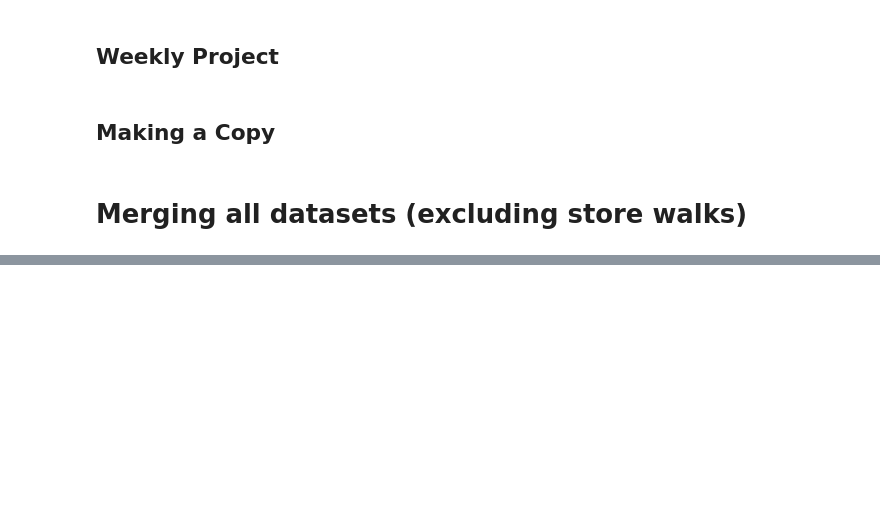
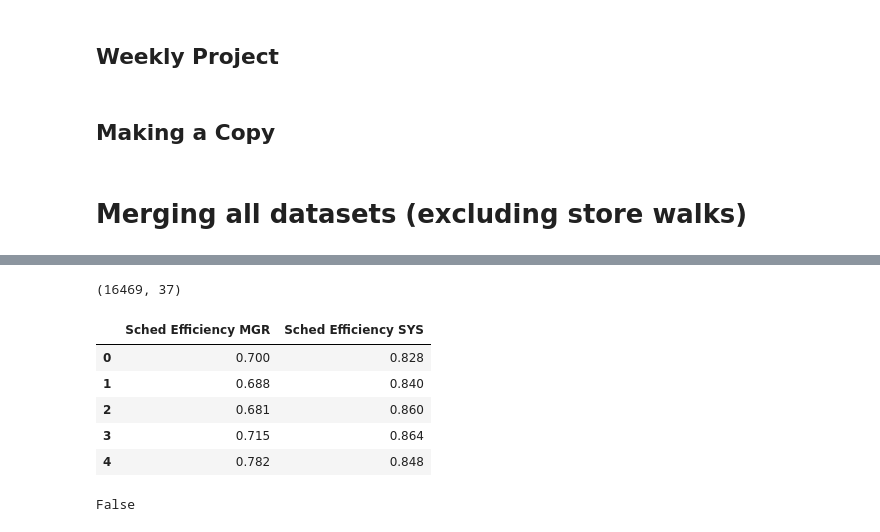
Before and after one commit to BrianTjoajadi/Personal-Projects, a Jupyter notebook: Field Project/Intial Drop (Removing Useless Rows).ipynb, the cells around one changed output, grey strips where cells are left out. Drawn from its saved outputs; the diff is of its cells as text; code cells hidden in the pictures; blank space fills up the shorter version.

```diff
--- a/Field Project/Intial Drop (Removing Useless Rows).ipynb
+++ b/Field Project/Intial Drop (Removing Useless Rows).ipynb
@@ -188,0 +170,2 @@ final.shape
+# %%
+data = pd.read_csv("C:/Users/btjoa/OneDrive/Desktop/Babson/Grad/Field Project/Data/Not Final Dataset/Merged Data (excluding store walks).csv")
@@ -188,0 +218,5 @@ final.shape
+# %%
+data = data[data["Fcst Hrs"]> 0]
+data.shape
+# %% [output]
+(16469, 37)
@@ -188,0 +227,13 @@ final.shape
+# %%
+data[["Sched Efficiency MGR", "Sched Efficiency SYS"]].head()
+# %% [output]
+|  | Sched Efficiency MGR | Sched Efficiency SYS |
+| 0 | 0.700 | 0.828 |
+| 1 | 0.688 | 0.840 |
+| 2 | 0.681 | 0.860 |
+| 3 | 0.715 | 0.864 |
+| 4 | 0.782 | 0.848 |
+# %%
+data.isnull().values.any()
+# %% [output]
+False
```
Also changed, not shown: parts of 62 cells of this notebook.
